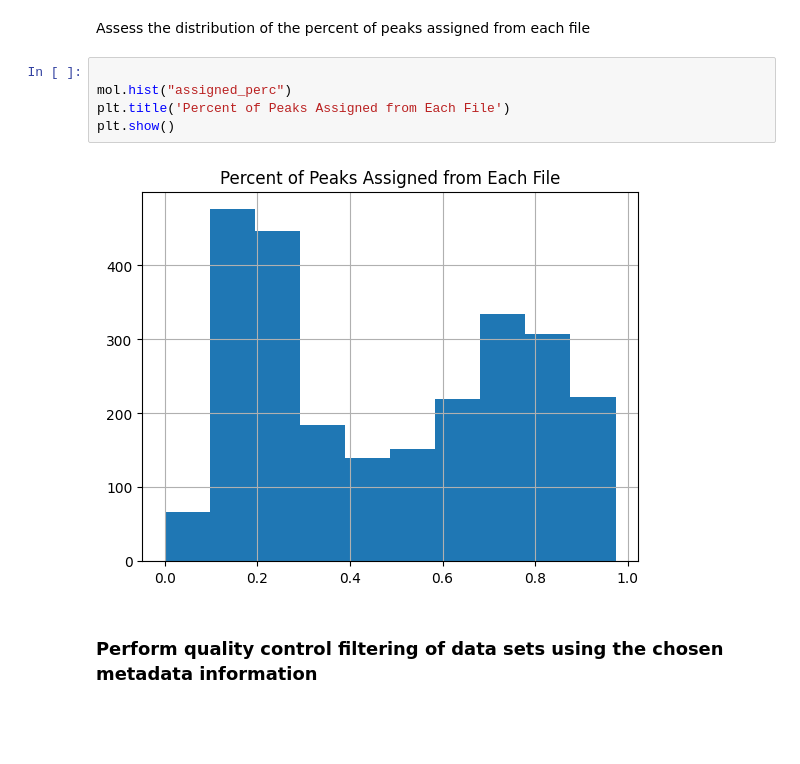
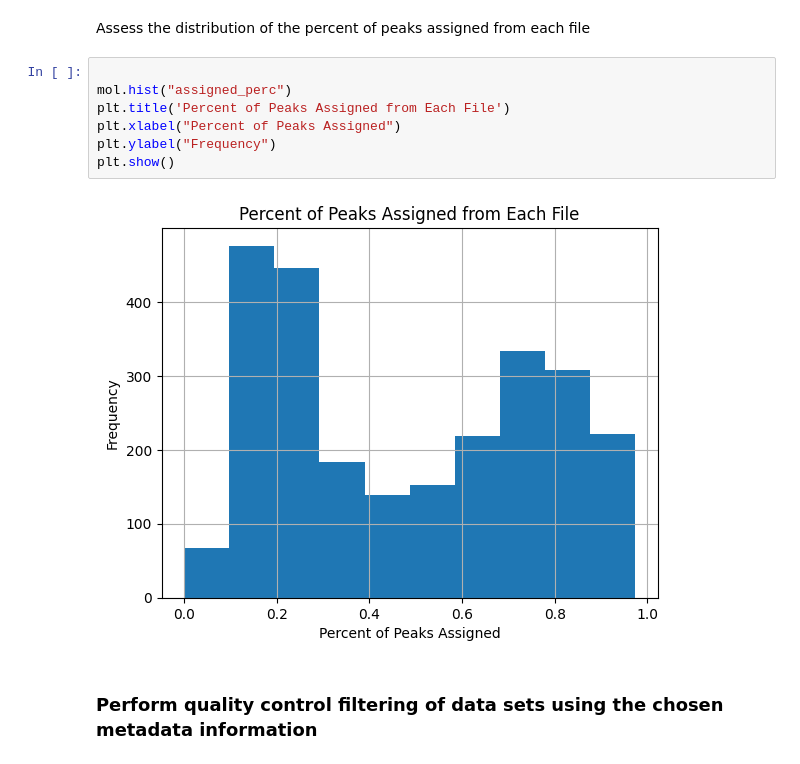
Before and after one commit to microbiomedata/nmdc_notebooks, a Jupyter notebook: NOM_visualizations/python/nom_data.ipynb, the cells around one changed output. Saved outputs shown, nothing was run; the diff lists cells and outputs as text; blank space fills up the shorter version.

```diff
--- a/NOM_visualizations/python/nom_data.ipynb
+++ b/NOM_visualizations/python/nom_data.ipynb
@@ -380,10 +380,12 @@ Assess the distribution of the percent of peaks assigned from each file
 # %%
 
 mol.hist("assigned_perc")
 plt.title('Percent of Peaks Assigned from Each File')
+plt.xlabel("Percent of Peaks Assigned")
+plt.ylabel("Frequency")
 plt.show()
 # %% [output]
-[figure, old version]
+[figure, new version]
 # %% [markdown]
 ### Perform quality control filtering of data sets using the chosen metadata information
 # %% [markdown]
```
Also changed, not shown: parts of 6 cells of this notebook.
